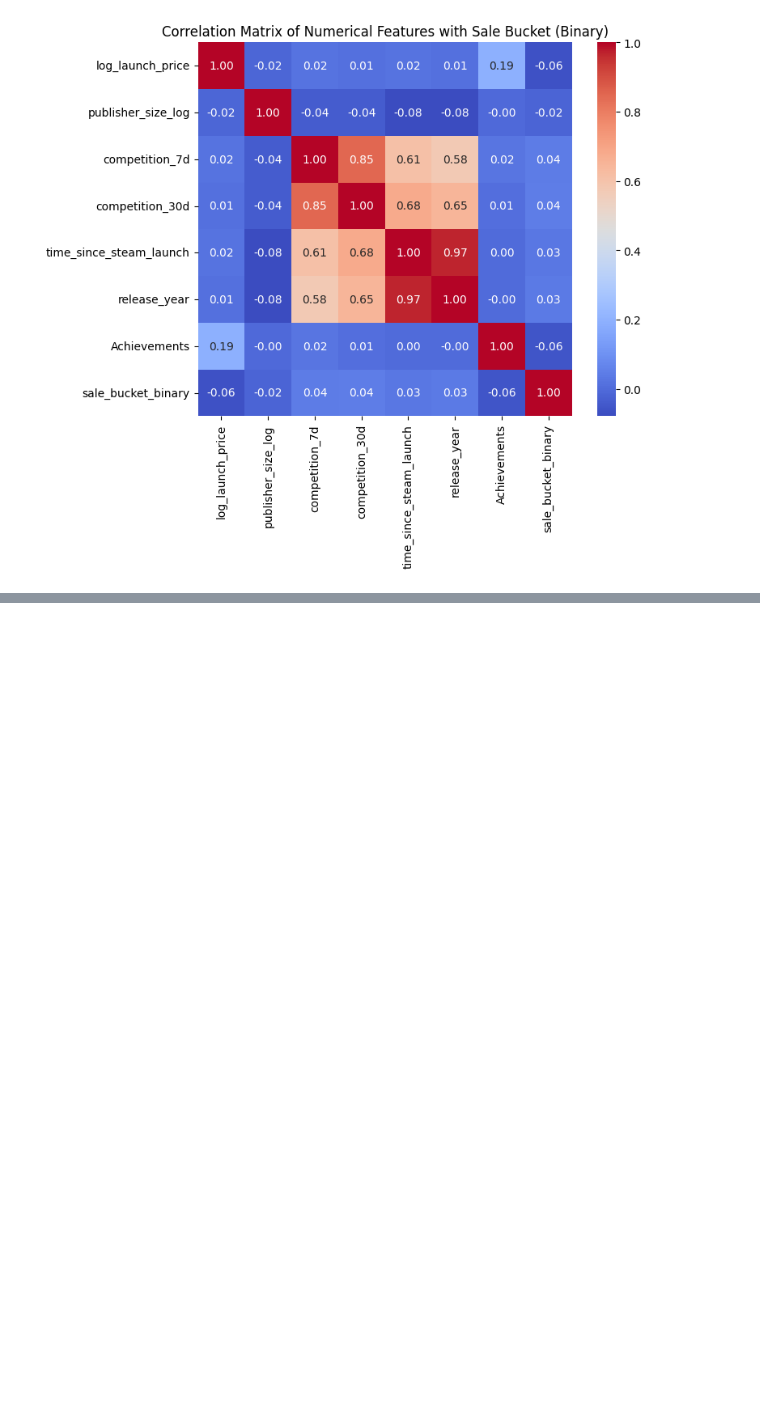
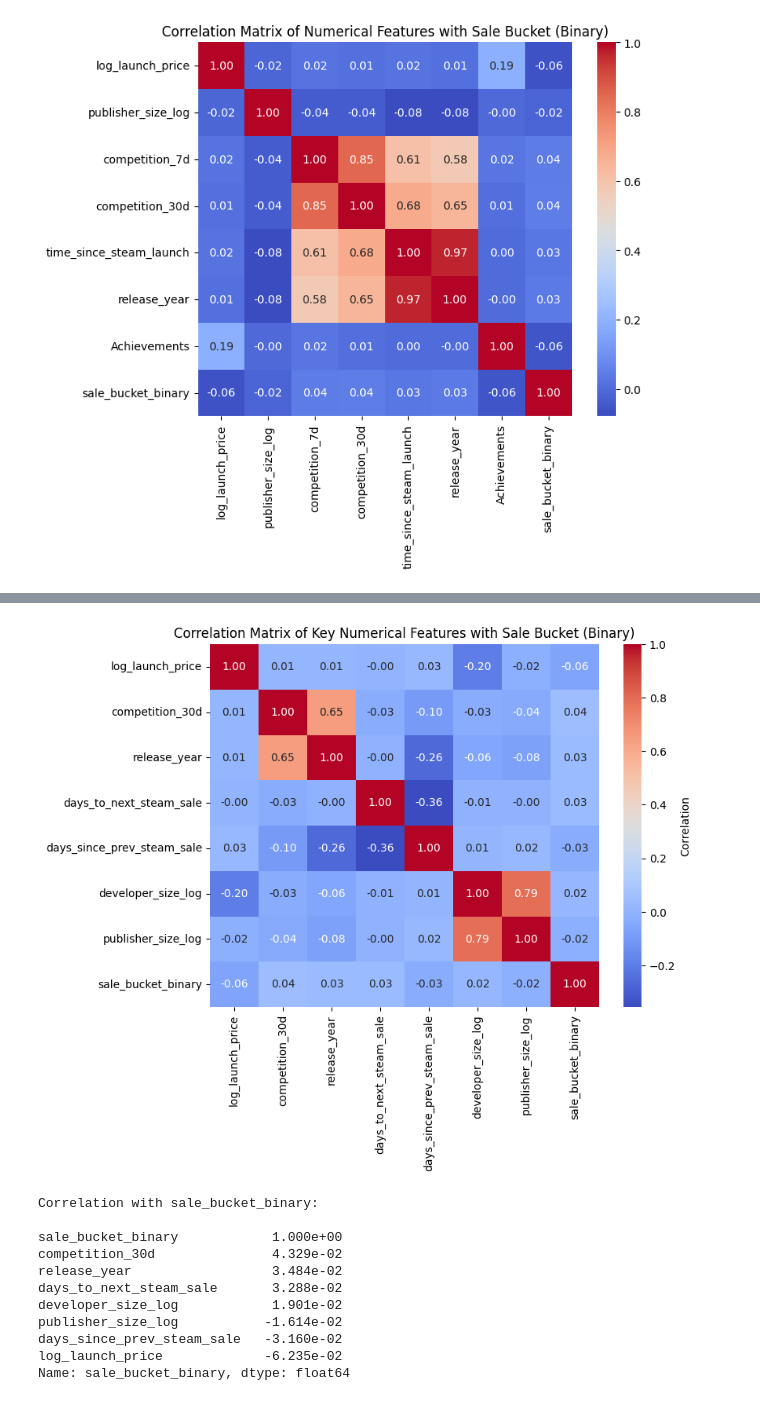
Before and after one commit to faraz1272/steam-discount-forecast, a Jupyter notebook: notebooks/model_building_experimentation.ipynb, the cells around one changed output, grey strips where cells are left out. Saved outputs shown, nothing was run; the diff lists cells and outputs as text; code cells hidden in the pictures; blank space fills up the shorter version.

```diff
--- a/notebooks/model_building_experimentation.ipynb
+++ b/notebooks/model_building_experimentation.ipynb
@@ -2270,0 +2743,47 @@ plt.show()
+# %%
+import seaborn as sns
+import matplotlib.pyplot as plt
+
+# Final numeric features (based on t-test results)
+num_features = [
+    "log_launch_price",
+    "competition_30d",
+    "release_year",
+    "days_to_next_steam_sale",
+    "days_since_prev_steam_sale",
+    "developer_size_log",
+    "publisher_size_log",
+    "sale_bucket_binary"
+]
+
+# Compute correlation matrix
+corr = df_model[num_features].corr()
+
+# Plot heatmap
+plt.figure(figsize=(8,6))
+sns.heatmap(
+    corr,
+    annot=True,
+    fmt=".2f",
+    cmap="coolwarm",
+    cbar_kws={"label": "Correlation"}
+)
+plt.title("Correlation Matrix of Key Numerical Features with Sale Bucket (Binary)")
+plt.show()
+
+# Optionally print correlations sorted by strength vs. target
+print("\nCorrelation with sale_bucket_binary:\n")
+print(corr["sale_bucket_binary"].sort_values(ascending=False))
+# %% [output]
+[figure, added]
+Correlation with sale_bucket_binary:
+
+sale_bucket_binary            1.000e+00
+competition_30d               4.329e-02
+release_year                  3.484e-02
+days_to_next_steam_sale       3.288e-02
+developer_size_log            1.901e-02
+publisher_size_log           -1.614e-02
+days_since_prev_steam_sale   -3.160e-02
+log_launch_price             -6.235e-02
+Name: sale_bucket_binary, dtype: float64
```
Also changed, not shown: parts of 18 cells of this notebook.
